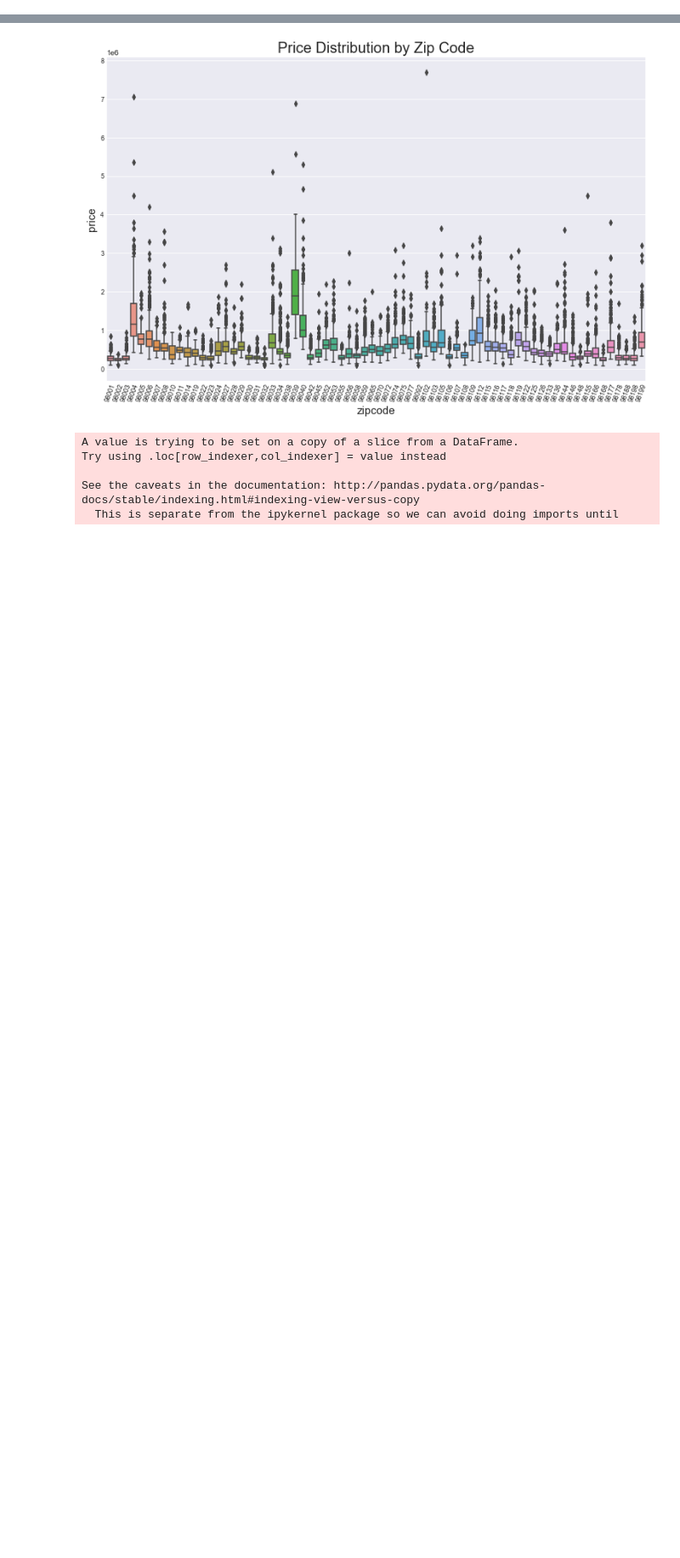
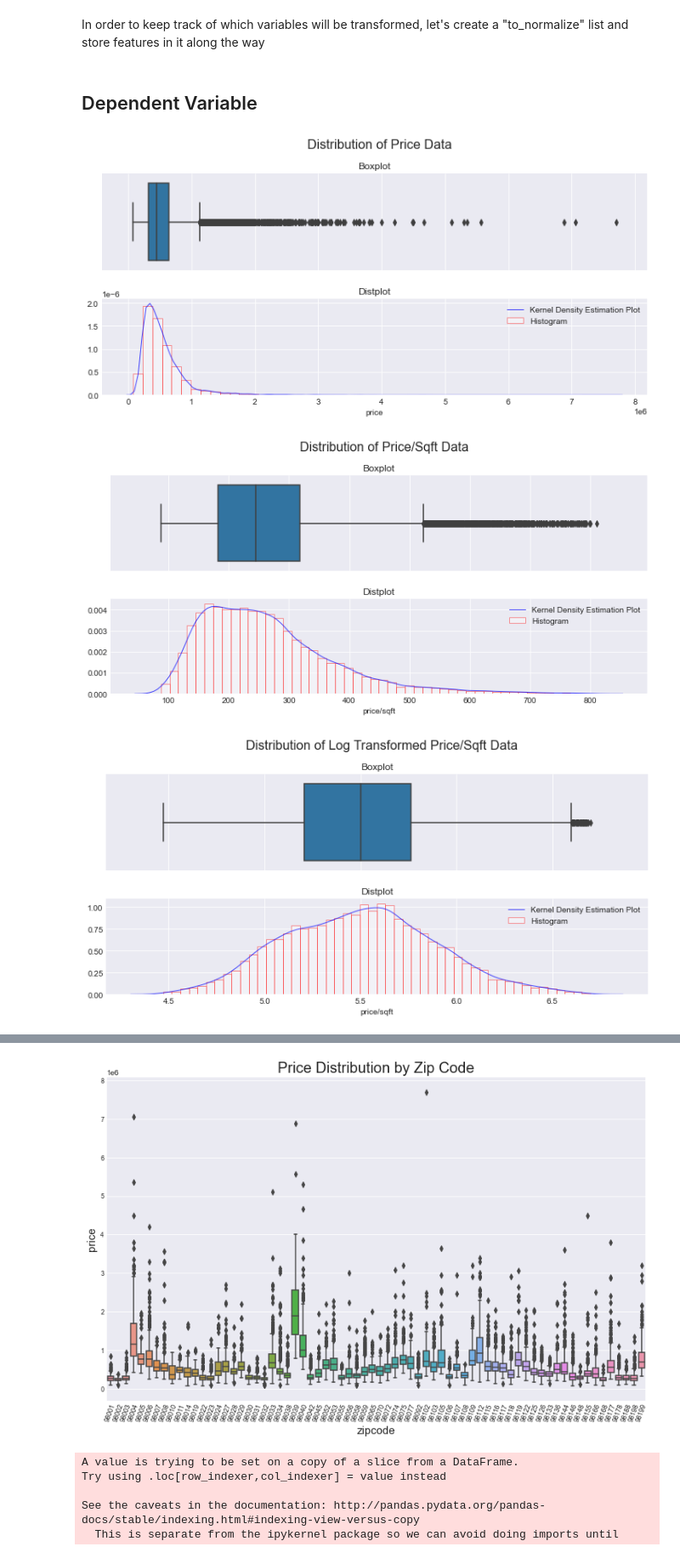
Before and after one commit to fecezar/Module-2-regression-project, a Jupyter notebook: regression_house_prices.ipynb, the cells around one changed output, grey strips where cells are left out. Shown at 85% size. Cells and saved outputs as stored; diff of their text form; code cells hidden in the pictures; blank space fills up the shorter version.

```diff
--- a/regression_house_prices.ipynb
+++ b/regression_house_prices.ipynb
@@ -127,0 +26,4 @@ p_value: 0.0
+# %%
+# Removing columns that aren't required for modeling
+cols_to_drop = ['id']
+df.drop(columns=cols_to_drop, inplace=True)
@@ -127,0 +51,5 @@ p_value: 0.0
+# %%
+df['date'] = pd.to_datetime(df['date'])
+df['zipcode'] = df['zipcode'].astype('category')
+for col in ['yr_built', 'yr_renovated']:
+    df[col] = pd.to_datetime(df[col]).dt.to_period('Y')
@@ -127,0 +58,2 @@ p_value: 0.0
+# %% [markdown]
+In order to keep track of which variables will be transformed, let's create a "to_normalize" list and store features in it along the way
@@ -127,0 +63,42 @@ p_value: 0.0
+# %% [markdown]
+## Dependent Variable
+# %%
+def dep_var_dist(dependent_variable ='price', df=df, logtransform=False):
+    log_trans = ''
+    if logtransform:
+        df = df.apply(np.log)
+        log_trans = 'Log Transformed '
+
+    # dependent variable PRICE
+
+    f, (ax1, ax2) = plt.subplots(2, 1, figsize=(12, 5), sharex=True)
+    f.suptitle('Distribution of '+ log_trans + dependent_variable.title() + ' Data', x=0.52, y=1, fontsize=16)
+
+    plt.subplots_adjust(hspace=0.3)
+
+    data = df[dependent_variable]
+    sns.boxplot(x=data, ax=ax1)
+    ax1.set_title('Boxplot', fontsize=12)
+    ax1.set_xlabel('')
+
+
+    sns.distplot(data, kde=True, hist=True,
+             hist_kws={"linewidth": 1,"edgecolor" :'red', "alpha": 0.4,
+                         "color":  "w", "label": "Histogram"},
+             kde_kws = {'linewidth': 1, 'color': "blue",  "alpha": 0.7,
+                                    'label':'Kernel Density Estimation Plot'} ,ax=ax2)
+
+
+    ax2.set_title('Distplot', fontsize=12)
+    ax2.set_xlabel(dependent_variable)
+    plt.show()
+# %%
+dep_var_dist()
+df['price/sqft'] = df['price']/df['sqft_living']
+dep_var_dist(dependent_variable='price/sqft')
+
+dep_var_dist(dependent_variable='price/sqft', df=df[['price/sqft']], logtransform=True)
+# %% [output]
+[figure, added]
+[figure, added]
+[figure, added]
```
Also changed, not shown: parts of 46 cells of this notebook.
